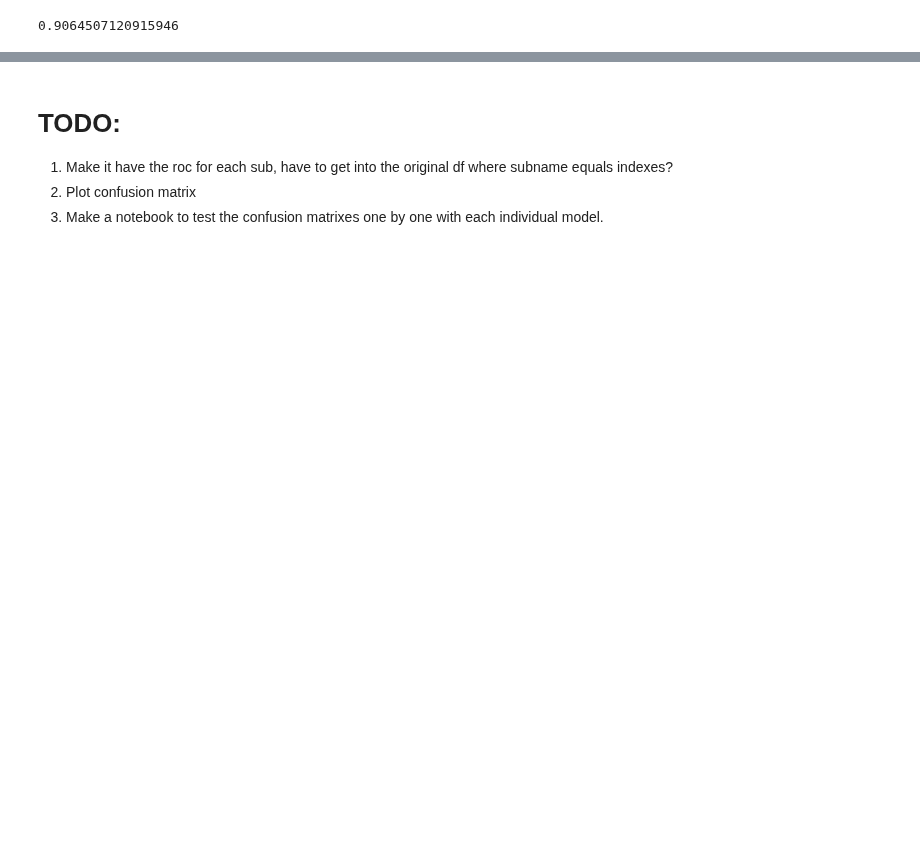
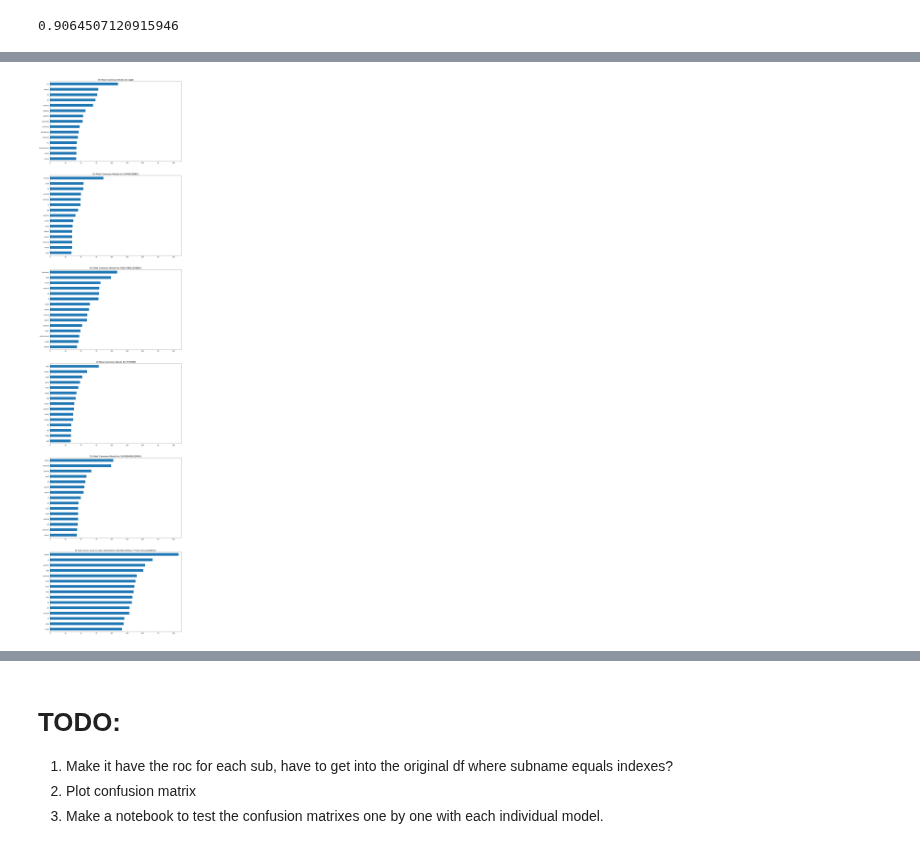
Before and after one commit to datapointchris/reddit-nlp, a Jupyter notebook: DS_Features and Plots.ipynb, the cells around one changed output, grey strips where cells are left out. Saved outputs shown, nothing was run; the diff lists cells and outputs as text; code cells hidden in the pictures; blank space fills up the shorter version.

```diff
--- a/DS_Features and Plots.ipynb
+++ b/DS_Features and Plots.ipynb
@@ -96,3 +127,7 @@ viz.plot_most_common(num_features=15, include_combined=True, standardize=True)
+# %%
+tfidf_viz.plot_most_common(num_features=15, include_combined=True, standardize=True)
+# %% [output]
+[figure, added]
 # %%
 coefs = pd.DataFrame(
     model.named_steps['transformedtargetregressor'].regressor_.coef_,
```
Also changed, not shown: parts of 14 cells of this notebook.
